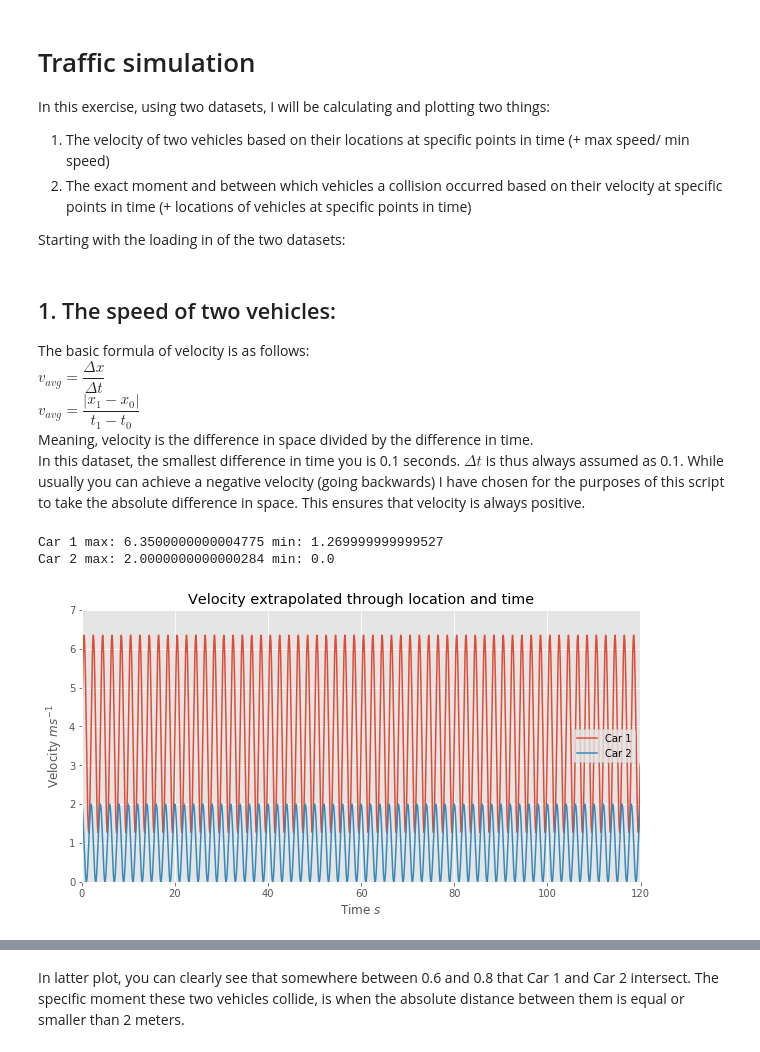
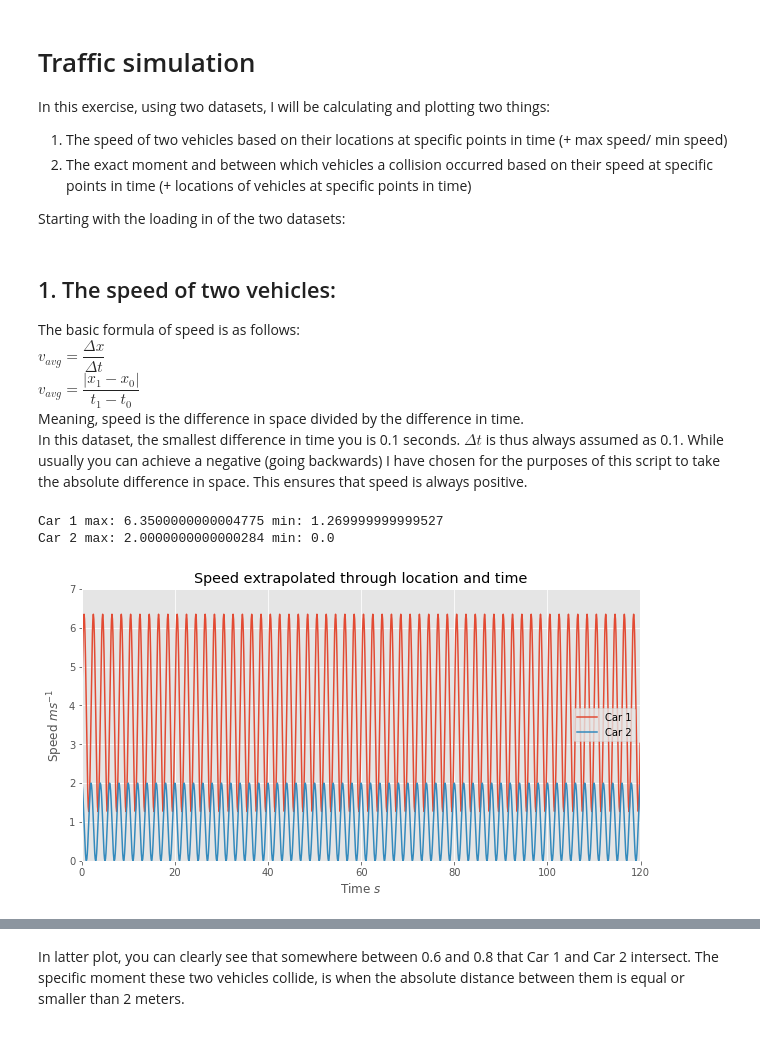
Before and after one commit to Casper-Smet/analytical-computing, a Jupyter notebook: assignments/traffic-simulation/traffic-simulation.ipynb, the cells around one changed output, grey strips where cells are left out. Cells and saved outputs as stored; diff of their text form; code cells hidden in the pictures.

```diff
--- a/assignments/traffic-simulation/traffic-simulation.ipynb
+++ b/assignments/traffic-simulation/traffic-simulation.ipynb
@@ -1,8 +1,8 @@
 # %% [markdown]
 # Traffic simulation
 In this exercise, using two datasets, I will be calculating and plotting two things:
-1. The velocity of two vehicles based on their locations at specific points in time (+ max speed/ min speed)
-2. The exact moment and between which vehicles a collision occurred based on their velocity at specific points in time
+1. The speed of two vehicles based on their locations at specific points in time (+ max speed/ min speed)
+2. The exact moment and between which vehicles a collision occurred based on their speed at specific points in time
 (+ locations of vehicles at specific points in time) <br>
 
 Starting with the loading in of the two datasets:
@@ -10,8 +10,8 @@ Starting with the loading in of the two datasets:
 import csv
 
 def read_file(file_path):
-    with open(file_path) as velocity_file:
-        file_reader = csv.reader(velocity_file, delimiter=";")
+    with open(file_path) as car_file:
+        file_reader = csv.reader(car_file, delimiter=";")
         data = dict()
         time = list()
         for row in file_reader:
@@ -25,48 +25,48 @@ def read_file(file_path):
     return data, time
 # %% [markdown]
 ## 1. The speed of two vehicles:
-The basic formula of velocity is as follows: <br>
+The basic formula of speed is as follows: <br>
 $v_{avg} = \dfrac{\Delta x}{\Delta t}$ <br>
 $v_{avg} = \dfrac{|x_{1} - x_{0}|}{t_{1}-t_{0}}$<br>
-Meaning, velocity is the difference in space divided by the difference in time. <br>
+Meaning, speed is the difference in space divided by the difference in time. <br>
 In this dataset, the smallest difference in time you is 0.1 seconds. $\Delta t$ is thus always assumed as 0.1.
-While usually you can achieve a negative velocity (going backwards) I have chosen for the purposes of this script to
-take the absolute difference in space. This ensures that velocity is always positive.
+While usually you can achieve a negative (going backwards) I have chosen for the purposes of this script to
+take the absolute difference in space. This ensures that speed is always positive.
 # %%
 %matplotlib inline
 import matplotlib.pyplot as plt
 from matplotlib import style
 plt.rcParams['figure.figsize'] = [10,5]
 style.use('ggplot')
-def calculate_velocity():
-    positions_calculated_velocities = dict()
+def calculate_speed():
+    positions_calculated_speeds = dict()
     positions, time = read_file("verkeerssimulatie-rechteweg-posities.csv")
 
     for car in positions:
-        positions_calculated_velocities[car] = {"list": list()}
+        positions_calculated_speeds[car] = {"list": list()}
         for location_index in range(1, len(positions[car])):
             # difference in location divided by difference in time
-            positions_calculated_velocities[car]["list"].append(abs(positions[car][location_index] -
+            positions_calculated_speeds[car]["list"].append(abs(positions[car][location_index] -
                                                                     positions[car][location_index - 1]) / 0.1)
         # Per car get max and min speed
-        positions_calculated_velocities[car]["max"] = max(positions_calculated_velocities[car]["list"])
-        positions_calculated_velocities[car]["min"] = min(positions_calculated_velocities[car]["list"])
-        print(car, "max:",positions_calculated_velocities[car]["max"], "min:",positions_calculated_velocities[car]["min"])
-        # Plot velocities per car
-        plt.plot(time, positions_calculated_velocities[car]["list"], label=car)
+        positions_calculated_speeds[car]["max"] = max(positions_calculated_speeds[car]["list"])
+        positions_calculated_speeds[car]["min"] = min(positions_calculated_speeds[car]["list"])
+        print(car, "max:",positions_calculated_speeds[car]["max"], "min:",positions_calculated_speeds[car]["min"])
+        # Plot speeds per car
+        plt.plot(time, positions_calculated_speeds[car]["list"], label=car)
 
     plt.axis([min(time), max(time), 0, 7])
     plt.legend()
-    plt.title("Velocity extrapolated through location and time")
-    plt.ylabel('Velocity $m s^{-1}$')
+    plt.title("Speed extrapolated through location and time")
+    plt.ylabel('Speed $m s^{-1}$')
     plt.xlabel('Time $s$')
     plt.show()
 
-calculate_velocity()
+calculate_speed()
 # %% [output]
 Car 1 max: 6.3500000000004775 min: 1.269999999999527
 Car 2 max: 2.0000000000000284 min: 0.0
-[figure, old version]
+[figure, new version]
 # %% [markdown]
 ## The positions of three vehicles and when they collide
 Location:<br>
```
Also changed, not shown: parts of 4 cells of this notebook.
